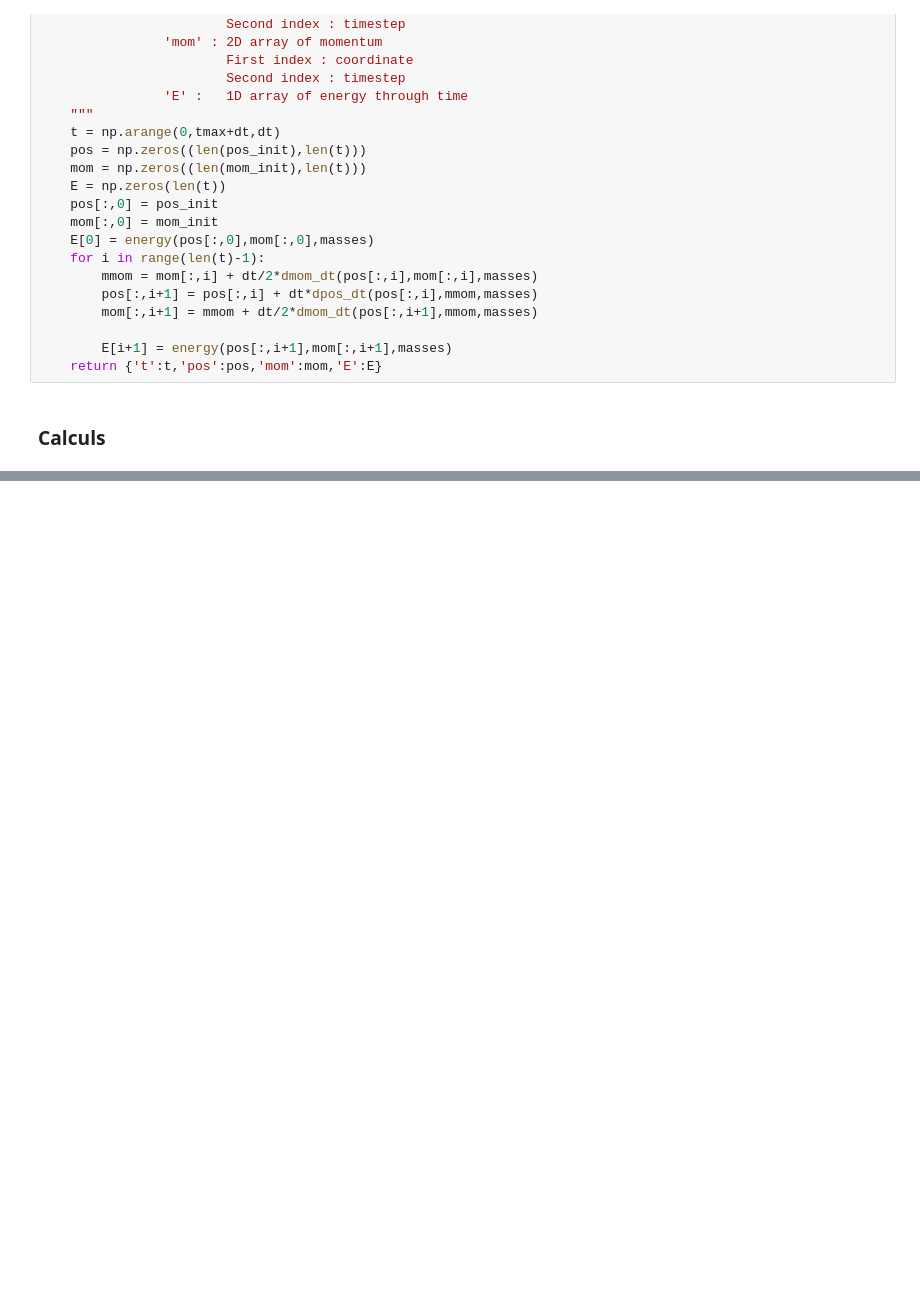
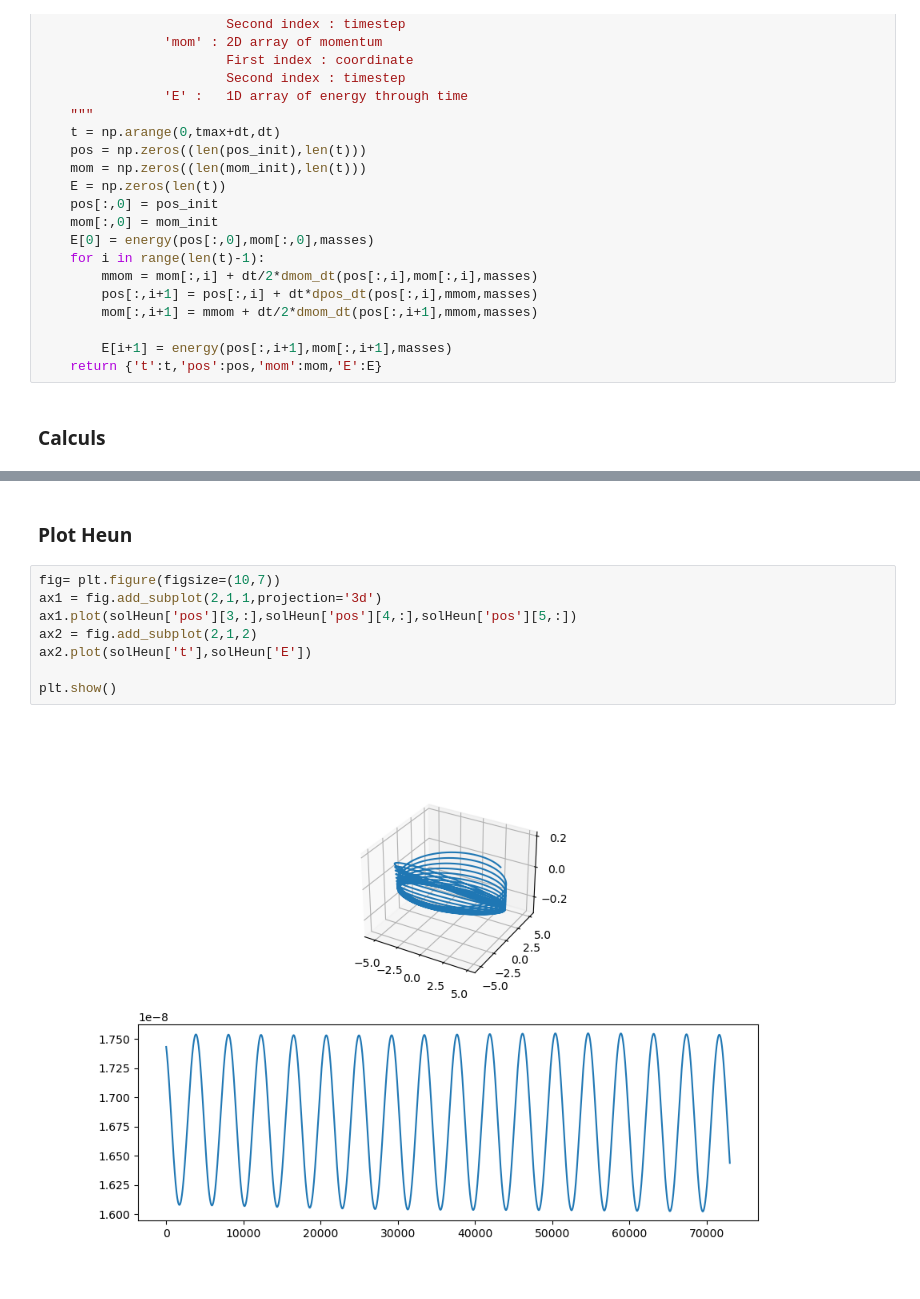
Before and after one commit to ColinDucarme/LPHYS1303---Projet, a Jupyter notebook: FD/Celestial_Dynamics.ipynb, the cells around one changed output, grey strips where cells are left out. Saved outputs shown, nothing was run; the diff lists cells and outputs as text; blank space fills up the shorter version.

```diff
--- a/FD/Celestial_Dynamics.ipynb
+++ b/FD/Celestial_Dynamics.ipynb
@@ -277,0 +271,12 @@ plt.show()
+# %% [markdown]
+### Plot Heun
+# %%
+fig= plt.figure(figsize=(10,7))
+ax1 = fig.add_subplot(2,1,1,projection='3d')
+ax1.plot(solHeun['pos'][3,:],solHeun['pos'][4,:],solHeun['pos'][5,:])
+ax2 = fig.add_subplot(2,1,2)
+ax2.plot(solHeun['t'],solHeun['E'])
+
+plt.show()
+# %% [output]
+[figure, added]
```
Also changed, not shown: parts of 7 cells of this notebook.
